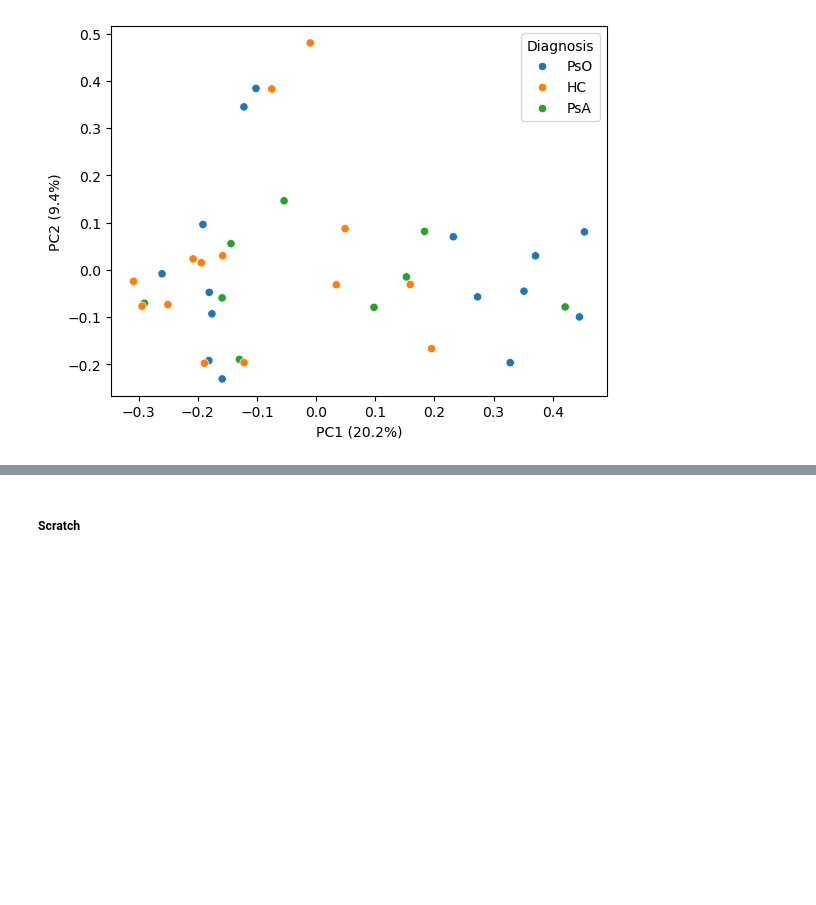
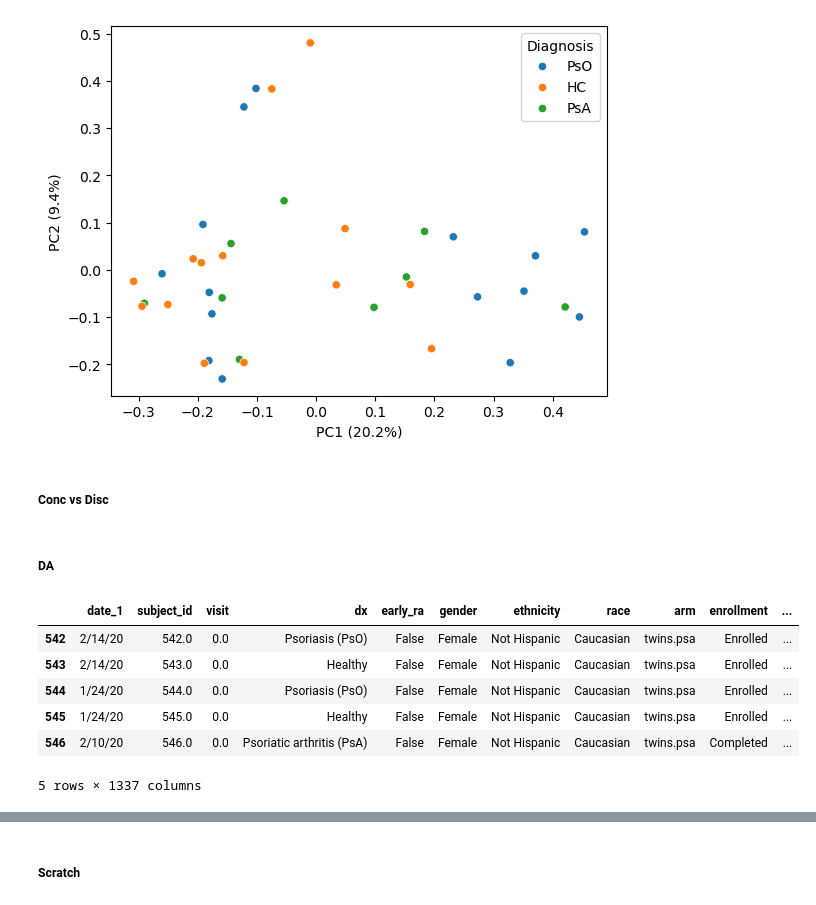
Before and after one commit to kbpi314/twinspsd, a Jupyter notebook: code/twinspsd_v1.ipynb, the cells around one changed output, grey strips where cells are left out. Saved outputs shown, nothing was run; the diff lists cells and outputs as text; code cells hidden in the pictures; blank space fills up the shorter version.

```diff
--- a/code/twinspsd_v1.ipynb
+++ b/code/twinspsd_v1.ipynb
@@ -390,0 +358,23 @@ PearsonRResult(statistic=-0.11175250417643831, pvalue=0.49238020267506444)
+# %%
+# check corr between adiv and coverage
+df_taxa = pd.read_csv(path + 'inputs/df_taxa_rare' + '31769150' + '_rep' + str(0) + '.tsv', sep='\t', index_col=0)
+df_taxa.index.name = 'Sample_ID'
+df_taxa.index = df_taxa.index.map(lambda x: str(x))
+
+# going to assume that in the taxa table, we need to rename
+df_taxa = df_taxa.rename(index = sub_dict)
+
+# entropy(pk, qk=None, base=None, axis=0, *, nan_policy='propagate', keepdims=False)[source]
+df_se = pd.DataFrame({'Alpha_Diversity': scipy.stats.entropy(df_taxa, axis=1)}, index=df_taxa.index)
+
+# merge with meta
+df_merge_alpha = pd.concat([df_meta, df_se],axis=1)
+
+df_merge = pd.concat([df_merge_alpha, df_kd],axis=1)
+df_merge = df_merge.dropna(subset='Alpha_Diversity')
+# df_merge = df_merge[df_merge['retained'] < 4e7]
+df_merge.dropna(subset='visit').to_csv(path + 'inputs/df_merge_alpha_kd.tsv', sep='\t')
+
+print(scipy.stats.pearsonr(df_merge['Alpha_Diversity'],df_merge['retained']))
+sns.scatterplot(x='retained',y='Alpha_Diversity',hue='Diagnosis',data=df_merge)
+sns.despine()
@@ -717,3 +712,5 @@ plt.ylabel('PC2 (' + str(np.round(pe2 * 100, 1)) + '%)')
 # %% [output]
 Text(0, 0.5, 'PC2 (9.4%)')
 [figure]
+# %% [markdown]
+##### Conc vs Disc #####
@@ -719,0 +791,32 @@ Text(0, 0.5, 'PC2 (9.4%)')
+# %% [markdown]
+##### DA #####
+# %%
+# get taxa table non normalized
+df_taxa = pd.read_csv(path + 'outputs/jobs01/metaphlan_taxa_table.tsv', sep='\t', index_col=0)
+
+# transpose
+df_taxa = df_taxa.T
+
+# remove the suffix for samples of taxa
+df_taxa.index = df_taxa.index.map(lambda x: str(x.split('_')[0]))
+
+# TSS
+df_taxa_tss = df_taxa.div(df_taxa.sum(axis=1),axis=0)
+
+# CLR
+df_taxa_rclr = labtools.statistics.rclr(df_taxa)
+
+# merge tables
+# df_merge_rclr
+df_merge = pd.concat([df_meta,df_taxa_tss],axis=1)
+
+df_merge = df_merge.dropna(subset='visit')
+df_merge.head()
+# %% [output]
+|  | date_1 | subject_id | visit | dx | early_ra | gender | ethnicity | race | arm | enrollment | ... |
+| 542 | 2/14/20 | 542.0 | 0.0 | Psoriasis (PsO) | False | Female | Not Hispanic | Caucasian | twins.psa | Enrolled | ... |
+| 543 | 2/14/20 | 543.0 | 0.0 | Healthy | False | Female | Not Hispanic | Caucasian | twins.psa | Enrolled | ... |
+| 544 | 1/24/20 | 544.0 | 0.0 | Psoriasis (PsO) | False | Female | Not Hispanic | Caucasian | twins.psa | Enrolled | ... |
+| 545 | 1/24/20 | 545.0 | 0.0 | Healthy | False | Female | Not Hispanic | Caucasian | twins.psa | Enrolled | ... |
+| 546 | 2/10/20 | 546.0 | 0.0 | Psoriatic arthritis (PsA) | False | Female | Not Hispanic | Caucasian | twins.psa | Completed | ... |
+5 rows × 1337 columns
```
Also changed, not shown: parts of 13 cells of this notebook, 3 other files.
